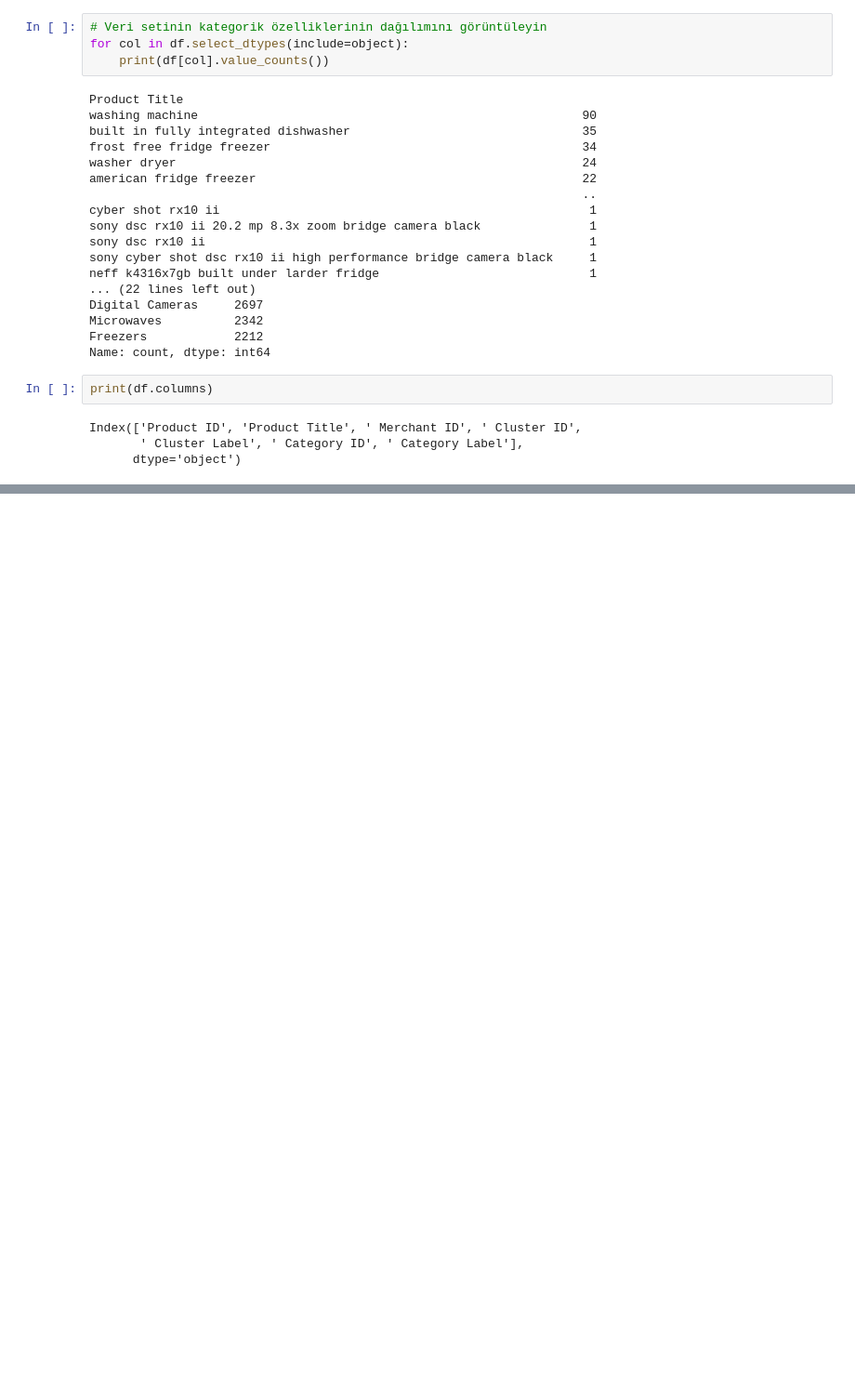
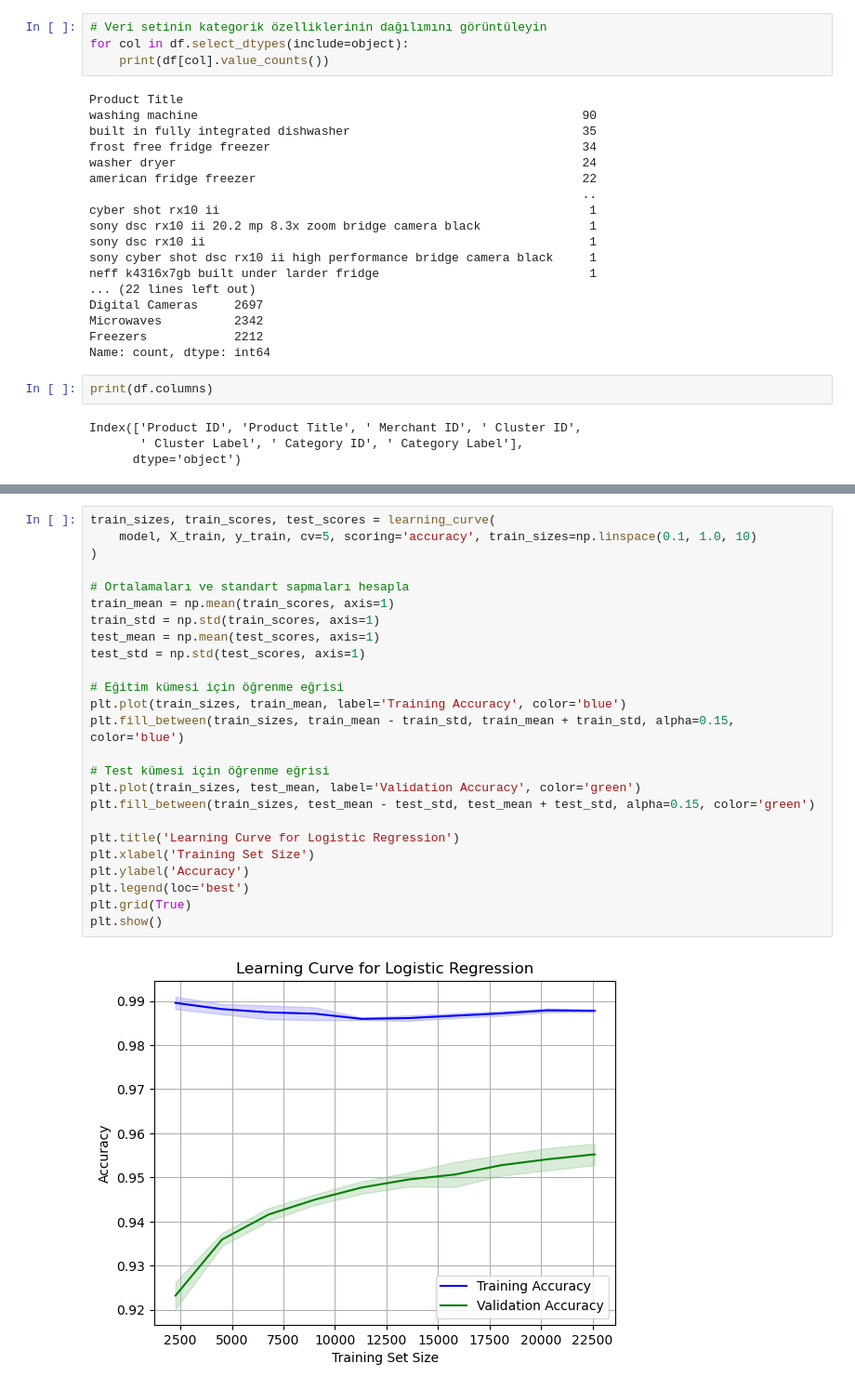
Before and after one commit to ugurclikk/data-mining, a Jupyter notebook: product-clas.-clust.ipynb, the cells around one changed output, grey strips where cells are left out. Shown at 93% size. Cells and saved outputs as stored; diff of their text form; blank space fills up the shorter version.

```diff
--- a/product-clas.-clust.ipynb
+++ b/product-clas.-clust.ipynb
@@ -181,0 +207,27 @@ plt.show()
+# %%
+train_sizes, train_scores, test_scores = learning_curve(
+    model, X_train, y_train, cv=5, scoring='accuracy', train_sizes=np.linspace(0.1, 1.0, 10)
+)
+
+# Ortalamaları ve standart sapmaları hesapla
+train_mean = np.mean(train_scores, axis=1)
+train_std = np.std(train_scores, axis=1)
+test_mean = np.mean(test_scores, axis=1)
+test_std = np.std(test_scores, axis=1)
+
+# Eğitim kümesi için öğrenme eğrisi
+plt.plot(train_sizes, train_mean, label='Training Accuracy', color='blue')
+plt.fill_between(train_sizes, train_mean - train_std, train_mean + train_std, alpha=0.15, color='blue')
+
+# Test kümesi için öğrenme eğrisi
+plt.plot(train_sizes, test_mean, label='Validation Accuracy', color='green')
+plt.fill_between(train_sizes, test_mean - test_std, test_mean + test_std, alpha=0.15, color='green')
+
+plt.title('Learning Curve for Logistic Regression')
+plt.xlabel('Training Set Size')
+plt.ylabel('Accuracy')
+plt.legend(loc='best')
+plt.grid(True)
+plt.show()
+# %% [output]
+[figure, added]
```
Also changed, not shown: parts of 7 cells of this notebook.
